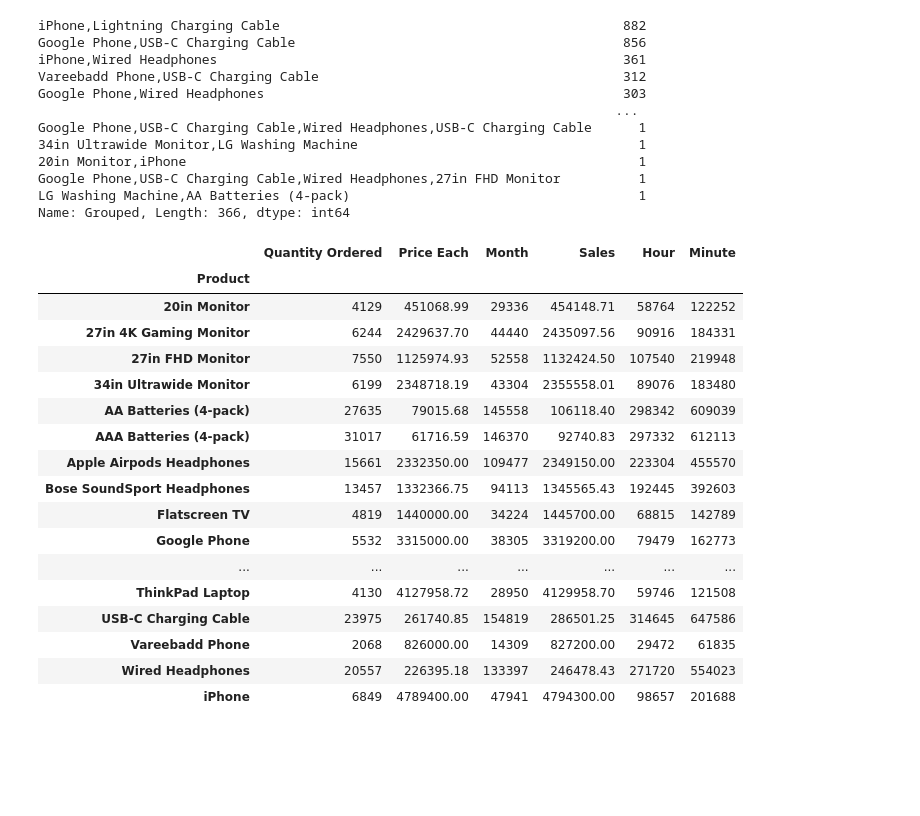
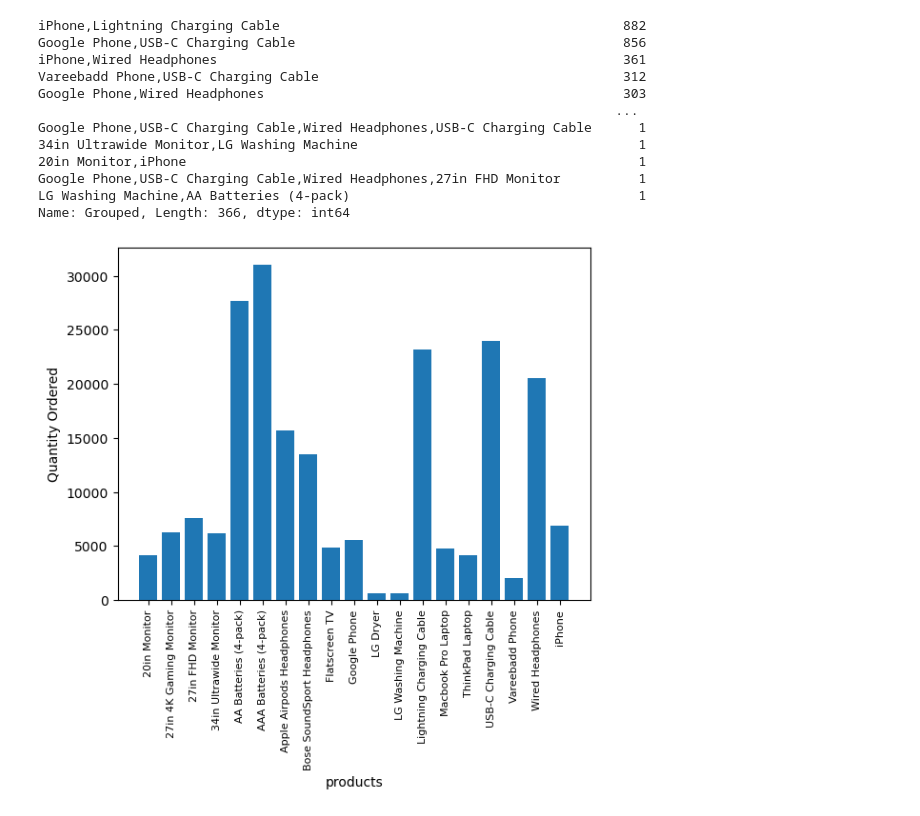
Before and after one commit to hamzaelalamy/Sales-Analysis, a Jupyter notebook: Sales Analysis.ipynb, the cells around one changed output. Drawn from its saved outputs; the diff is of its cells as text; code cells hidden in the pictures; blank space fills up the shorter version.

```diff
--- a/Sales Analysis.ipynb
+++ b/Sales Analysis.ipynb
@@ -347,32 +347,14 @@ LG Washing Machine,AA Batteries (4-pack)                                     1
 Name: Grouped, Length: 366, dtype: int64
 # %%
 product_group = all_data.groupby("Product")
-product_group.sum()
+quantity = product_group.sum()["Quantity Ordered"]
 
-minutes = [minute for minute, df in all_data.groupby('Minute')]
+products = [product for product, df in product_group]
 
-plt.plot(minutes, all_data.groupby('Minute').count())
-plt.xticks(minutes, size=5)
-plt.xlabel('minutes')
-plt.ylabel('Sales in $')
-plt.grid()
+plt.bar(products, quantity)
+plt.xticks(products, rotation = "vertical",size=8)
+plt.xlabel('products')
+plt.ylabel('Quantity Ordered')
 plt.show()
 # %% [output]
-|  | Quantity Ordered | Price Each | Month | Sales | Hour | Minute |
-| Product |  |  |  |  |  |  |
-| 20in Monitor | 4129 | 451068.99 | 29336 | 454148.71 | 58764 | 122252 |
-| 27in 4K Gaming Monitor | 6244 | 2429637.70 | 44440 | 2435097.56 | 90916 | 184331 |
-| 27in FHD Monitor | 7550 | 1125974.93 | 52558 | 1132424.50 | 107540 | 219948 |
-| 34in Ultrawide Monitor | 6199 | 2348718.19 | 43304 | 2355558.01 | 89076 | 183480 |
-| AA Batteries (4-pack) | 27635 | 79015.68 | 145558 | 106118.40 | 298342 | 609039 |
-| AAA Batteries (4-pack) | 31017 | 61716.59 | 146370 | 92740.83 | 297332 | 612113 |
-| Apple Airpods Headphones | 15661 | 2332350.00 | 109477 | 2349150.00 | 223304 | 455570 |
-| Bose SoundSport Headphones | 13457 | 1332366.75 | 94113 | 1345565.43 | 192445 | 392603 |
-| Flatscreen TV | 4819 | 1440000.00 | 34224 | 1445700.00 | 68815 | 142789 |
-| Google Phone | 5532 | 3315000.00 | 38305 | 3319200.00 | 79479 | 162773 |
-| ... | ... | ... | ... | ... | ... | ... |
-| ThinkPad Laptop | 4130 | 4127958.72 | 28950 | 4129958.70 | 59746 | 121508 |
-| USB-C Charging Cable | 23975 | 261740.85 | 154819 | 286501.25 | 314645 | 647586 |
-| Vareebadd Phone | 2068 | 826000.00 | 14309 | 827200.00 | 29472 | 61835 |
-| Wired Headphones | 20557 | 226395.18 | 133397 | 246478.43 | 271720 | 554023 |
-| iPhone | 6849 | 4789400.00 | 47941 | 4794300.00 | 98657 | 201688 |
+[figure, added]
```
Also changed, not shown: parts of 1 cell of this notebook.
